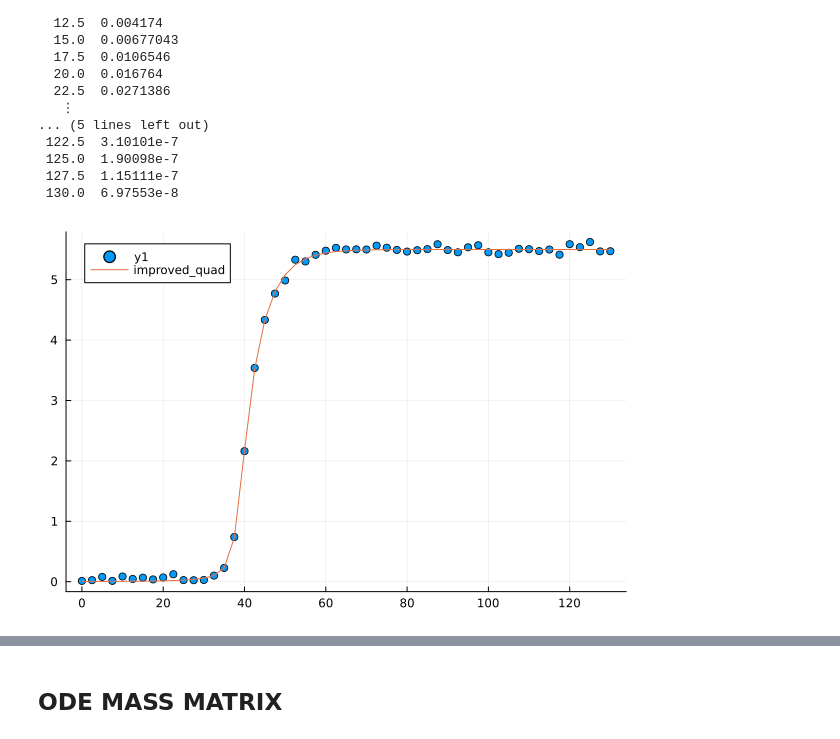
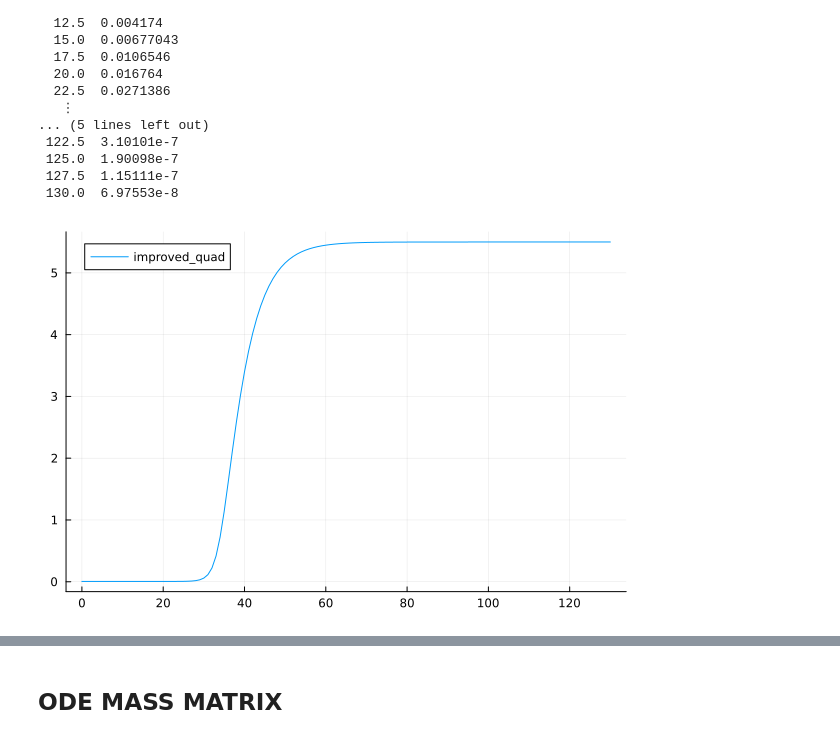
Before and after one commit to viniviena/ude_chromatography, a Jupyter notebook: sandbox2/OCFEM.ipynb, the cells around one changed output, grey strips where cells are left out. Saved outputs shown, nothing was run; the diff lists cells and outputs as text; code cells hidden in the pictures.

Commit message:
built charts for langmuir isotherm

```diff
--- a/sandbox2/OCFEM.ipynb
+++ b/sandbox2/OCFEM.ipynb
@@ -723,7 +723,7 @@ function col_model(r,ap,a,p,t)
     dy2_du =  B_final*a
     #iso =  isotherms(p, y)
 
-    iso = isotherm_sips(p, y)
+    iso = isotherms(p, y)
 
     j = 0
 
@@ -754,7 +754,7 @@ function col_model(r,ap,a,p,t)
 
         #r[ql_idx2:qu_idx2] = yp[ql_idx2:qu_idx2] - p[i + 4]*(iso[i, 1:end][1] - y[ql_idx2:qu_idx2]).^2
 
-        r[ql_idx2:qu_idx2] = yp[ql_idx2:qu_idx2] - p[i + 4]*(iso[i, 1:end][1].^2/2.0./y[ql_idx2:qu_idx2] - y[ql_idx2:qu_idx2]./2.0)
+        #r[ql_idx2:qu_idx2] = yp[ql_idx2:qu_idx2] - p[i + 4]*(iso[i, 1:end][1].^2/2.0./y[ql_idx2:qu_idx2] - y[ql_idx2:qu_idx2]./2.0)
 
         #Boundary node equations
         r[cbl_idx] = dy_du[cbl_idx]/h - Pe*(y[cbl_idx] - p[8 + i])
@@ -859,13 +865,8 @@ differential_vars = is_differential);
 # %%
-da0 = ones(n_variables)*5.0
-tspan = (130., 250.)
-prob = DAEProblem(col_model, da0, u_new[end, 1:end], tspan, [1.8, 55.54, 1.8, 55.54, 0.22, 0.22, 21.09, 0.5, 0.75, 0.75],
- differential_vars = is_differential);
+da0 = ones(n_variables)*20.0
+tspan = (250.0, 400.0)
+prob = DAEProblem(col_model, da0, u_new[end, 1:end], tspan, [1.8, 55.54, 1.8, 55.54, 0.22, 0.22, 21.09, 0.5, 7.33 , 7.33],
+differential_vars = is_differential);
-# %%
-da0 = ones(n_variables)*20.0
-tspan = (250.0, 400.0)
-prob = DAEProblem(col_model, da0, u_new[end, 1:end], tspan, [1.8, 55.54, 1.8, 55.54, 0.22, 0.22, 21.09, 0.5, 9.33 , 9.33],
-differential_vars = is_differential);
 # %%
 #inputs  = [130.0 3.5851 3.5851; 250.0 7.33 7.33]
 inputs  = [130.0 0.5851 0.5851; 250.0 9.33 9.33]
@@ -898,7 +899,7 @@ DiscreteCallback{typeof(condition), typeof(affect!), typeof(SciMLBase.INITIALIZE
 using Sundials
 #sol = solve(prob, DFBDF(autodiff = false), abstol = 1e-6, reltol = 1e-6,
 #saveat = 1.0);
-sol = solve(prob, IDA(), saveat = 2.5, abstol = 1e-6 , reltol = 1e-6);
+sol = solve(prob, IDA(), saveat = 1.0, abstol = 1e-6 , reltol = 1e-6);
 # %% [output]
 retcode: Success
 Interpolation: 1st order linear
@@ -996,11 +997,11 @@ writedlm("test_data/true_dqdt_improved_quad_sips_25min.csv", t_dqdt, ',')
 iso[i, 1:end][1] + 0.2789*iso[i, 1:end][1].*exp.(-y[ql_idx2:qu_idx2]./2.0./iso[i, 1:end][1]) - y[ql_idx2:qu_idx2]
 # %%
 using Plots
-plot!(sol.t[1:end], y_new2[1:end, Int(n_variables/4)], label = "improved_quad")
+plot(sol.t[1:end], y_new2[1:end, Int(n_variables/4)], label = "improved_quad")
 #plot!(sol.t[1:end], y_new2[1:end, 42], layout=(1,1), label = "kldf")
 #plot!(sol.t[1:end], y_new2[1:end, 42], layout=(1,1), label = "exp")
 # %% [output]
-[figure, old version]
+[figure, new version]
 # %%
 plot(y_new2[1:end, Int(n_variables/4)], label = "improved_quad")
 # %% [output]
```
Also changed, not shown: parts of 10 cells of this notebook, 10 other files.
